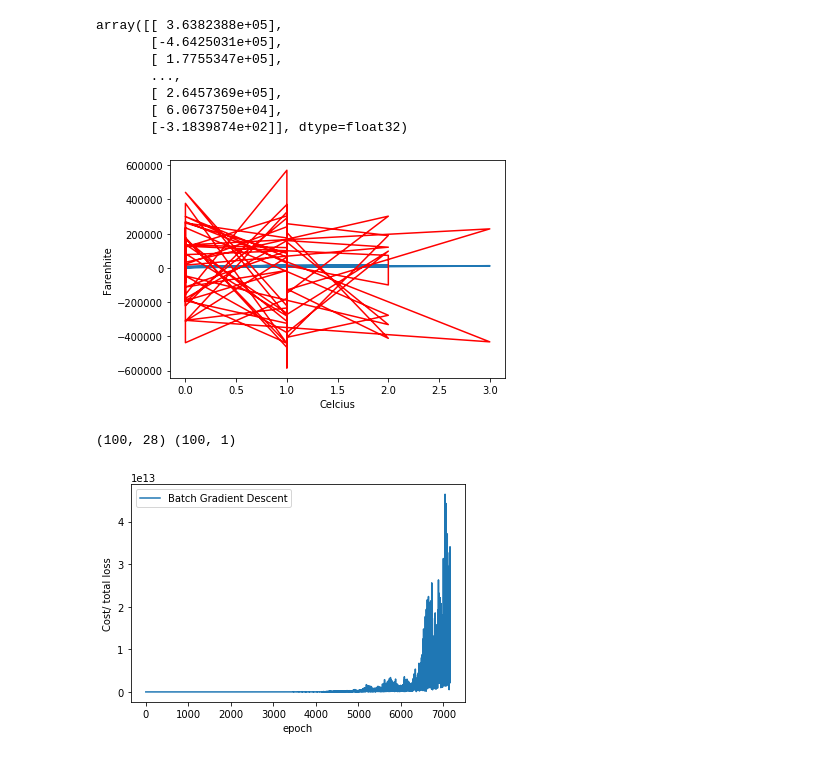
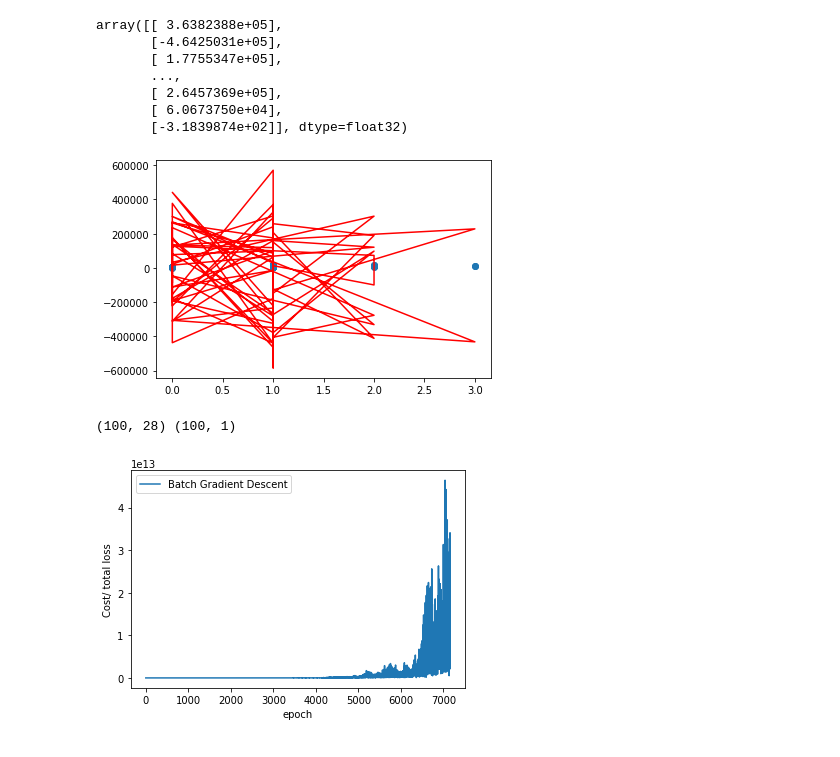
Before and after one commit to amanattar/Flight-Fare-Prediction, a Jupyter notebook: prediction_using_pytorch.ipynb, the cells around one changed output. Saved outputs shown, nothing was run; the diff lists cells and outputs as text; code cells hidden in the pictures.

```diff
--- a/prediction_using_pytorch.ipynb
+++ b/prediction_using_pytorch.ipynb
@@ -156,15 +156,14 @@ array([[ 3.6382388e+05],
 # %%
 x1=df.X_train.detach().numpy()[:100]
 y1=df.Y_train.detach().numpy()[:100]
 
-plt.plot(x1[:,0], y1)
+plt.scatter(x1[:,0], y1)
 plt.plot(x1[:,0], pred[:100] , "red")
-plt.xlabel("Celcius")
-plt.ylabel("Farenhite")
+
 plt.show()
 print(df.X_train.detach().numpy()[:100].shape,df.Y_train.detach().numpy()[:100].shape)
 # %% [output]
-[figure, old version]
+[figure, new version]
 (100, 28) (100, 1)
 # %%
 plt.plot(LOSS,label="Batch Gradient Descent")
```
